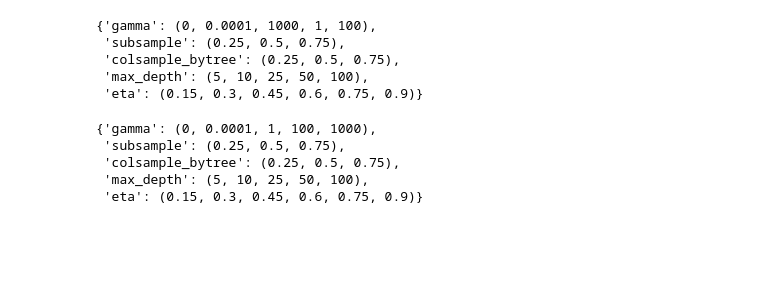
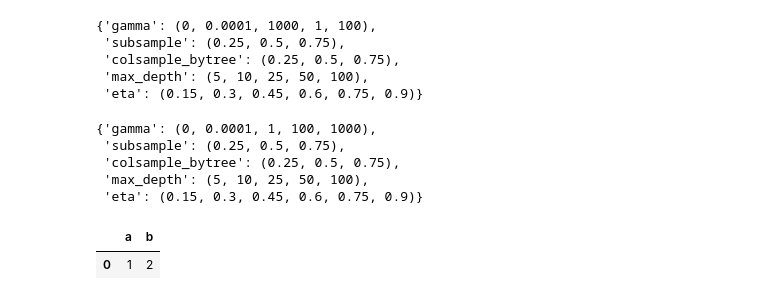
Before and after one commit to TGChenZP/AFLBrownlowPredictor_ML__2023, a Jupyter notebook: notebooks/JiXi.ipynb, the cells around one changed output. Drawn from its saved outputs; the diff is of its cells as text; code cells hidden in the pictures; blank space fills up the shorter version.

```diff
--- a/notebooks/JiXi.ipynb
+++ b/notebooks/JiXi.ipynb
@@ -787,3 +876,8 @@ parameter_choices
  'colsample_bytree': (0.25, 0.5, 0.75),
  'max_depth': (5, 10, 25, 50, 100),
  'eta': (0.15, 0.3, 0.45, 0.6, 0.75, 0.9)}
+# %%
+pd.DataFrame({'a':1, 'b':[2]})
+# %% [output]
+|  | a | b |
+| 0 | 1 | 2 |
```
Also changed, not shown: parts of 2 cells of this notebook, 6 other files.
